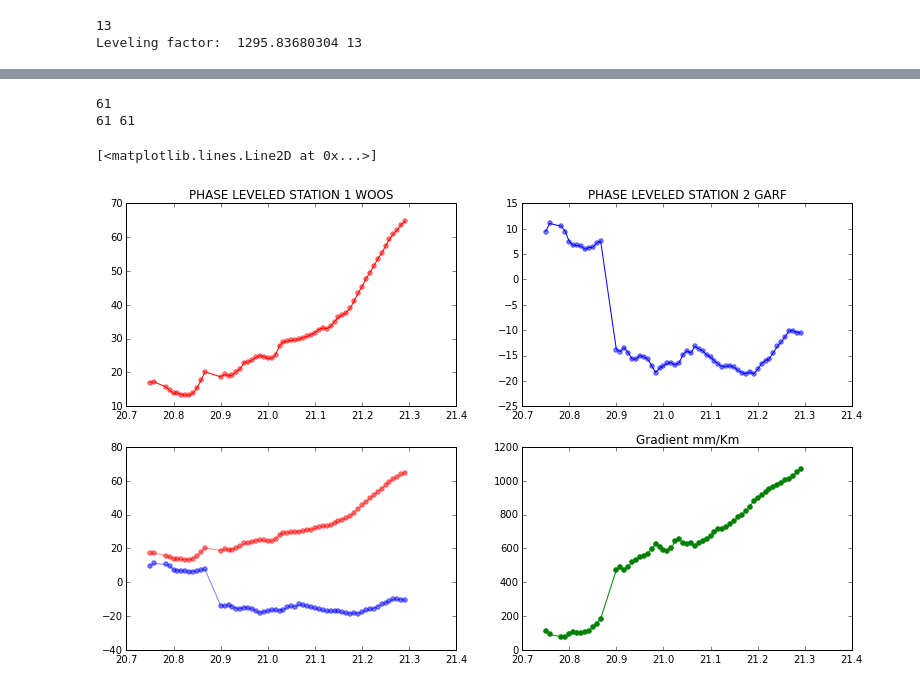
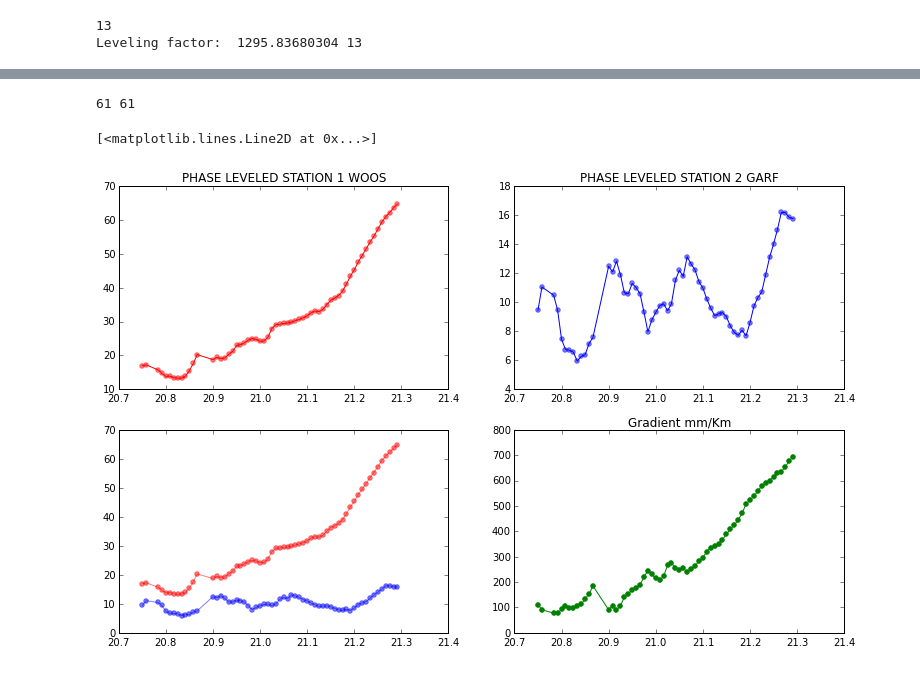
Before and after one commit to loveforeverLi/Trabajo_GNSS, a Jupyter notebook: Ejercicios 2. Iono Gradients-WOOS-GARF.ipynb, the cells around one changed output, grey strips where cells are left out. Saved outputs shown, nothing was run; the diff lists cells and outputs as text; code cells hidden in the pictures.

```diff
--- a/Ejercicios 2. Iono Gradients-WOOS-GARF.ipynb
+++ b/Ejercicios 2. Iono Gradients-WOOS-GARF.ipynb
@@ -420,15 +387,14 @@ plt.scatter(t,IC1)
 <matplotlib.collections.PathCollection at 0x...>
 [figure]
 # %%
-print len(ntimes2[0])
-Lfactor21,new_IPHASE_arc21=levelphase(IC2[:jumps2[0]],miniarcs2[0],EL2[:jumps2[0]]) #IC2 code delay on station2
+print len(t[miniarcs2[0]])
+Lfactor21,new_IPHASE_arc21=levelphase(IC2[miniarcs2[0]],IP2[miniarcs2[0]],EL2[miniarcs2[0]]) #IC2 code delay on station2
 print "Leveling factor: ",Lfactor21,new_IPHASE_arc21.size
 # %% [output]
 13
 Leveling factor:  1295.83680304 13
 # %%
-#13-62
-print len(ntimes2[1])
-Lfactor22,new_IPHASE_arc22=levelphase(IC2[jumps2[0]:],miniarcs2[1],EL2[jumps2[0]:]) #IC2 code delay on station2
+print len(t[miniarcs2[1]])
+Lfactor22,new_IPHASE_arc22=levelphase(IC2[miniarcs2[1]],IP2[miniarcs2[1]],EL2[miniarcs2[1]]) #IC2 code delay on station2
 print "Leveling factor: ",Lfactor22,new_IPHASE_arc22.size
 # %% [output]
@@ -456,8 +422,8 @@ plt.scatter(t,IC2)
 # %%
-ntimes1=np.hstack((ntimes1[0],ntimes1[1],ntimes1[2]))
+ntimes1=np.hstack((t[miniarcs1[0]],t[miniarcs1[1]],t[miniarcs1[2]]))
 new_IPHASE_arc1=np.hstack((new_IPHASE_arc11,new_IPHASE_arc12,new_IPHASE_arc13 ))
 
-ntimes2=np.hstack((ntimes2[0],ntimes2[1]))
+ntimes2=np.hstack((t[miniarcs2[0]],t[miniarcs2[1]]))
 new_IPHASE_arc2=np.hstack((new_IPHASE_arc21,new_IPHASE_arc22 ))
 # %%
 print ntimes1.size,new_IPHASE_arc1.size
@@ -468,6 +433,0 @@ print ntimes2.size,new_IPHASE_arc2.size
-# %%
-new_IPHASE_arc1=np.delete(new_IPHASE_arc1,13)
-ntimes1=np.delete(ntimes1,13)
-new_IPHASE_arc2=np.delete(new_IPHASE_arc2,13) #osea que fix no esta borrando? O.o
-ntimes2=np.delete(ntimes2,13)
-D=np.delete(D,13)
@@ -474,29 +436,27 @@ D=np.delete(D,13)
 # %%
 plt.figure(figsize=(13,8))
 plt.subplot(2,2,1)
 plt.title("PHASE LEVELED STATION 1 WOOS")
 plt.scatter(ntimes1,new_IPHASE_arc1,color="red",alpha=.5)
 plt.plot(ntimes1,new_IPHASE_arc1,color="red")
 plt.subplot(2,2,2)
 plt.title("PHASE LEVELED STATION 2 GARF")
 plt.scatter(ntimes2,new_IPHASE_arc2,color="blue",alpha=.5)
 plt.plot(ntimes2,new_IPHASE_arc2,color="blue")
 plt.subplot(2,2,3)
 plt.scatter(ntimes1,new_IPHASE_arc1,color="red",alpha=.5)
 plt.plot(ntimes1,new_IPHASE_arc1,color="red",alpha=.5)
 plt.scatter(ntimes2,new_IPHASE_arc2,color="blue",alpha=.5)
 plt.plot(ntimes2,new_IPHASE_arc2,color="blue",alpha=.5)
 ##aELIMINAR TAMBIEN EL SHORT ARC EN LA OTRA ESTACION Y EN LA DISTANCIA ENTRE IPPS
-print len(D)
 print len(new_IPHASE_arc1),len(new_IPHASE_arc2)
 
-gradient=(-new_IPHASE_arc2+new_IPHASE_arc1)*1000
+gradient=(new_IPHASE_arc1-new_IPHASE_arc2)*1000
 plt.subplot(2,2,4)
 plt.title("Gradient mm/Km")
 plt.scatter(ntimes1,gradient/D,color="green")
 plt.plot(ntimes1,gradient/D,color="green")
 # %% [output]
-61
 61 61
 [<matplotlib.lines.Line2D at 0x...>]
-[figure, old version]
+[figure, new version]
```
Also changed, not shown: parts of 29 cells of this notebook, 2 other files.
